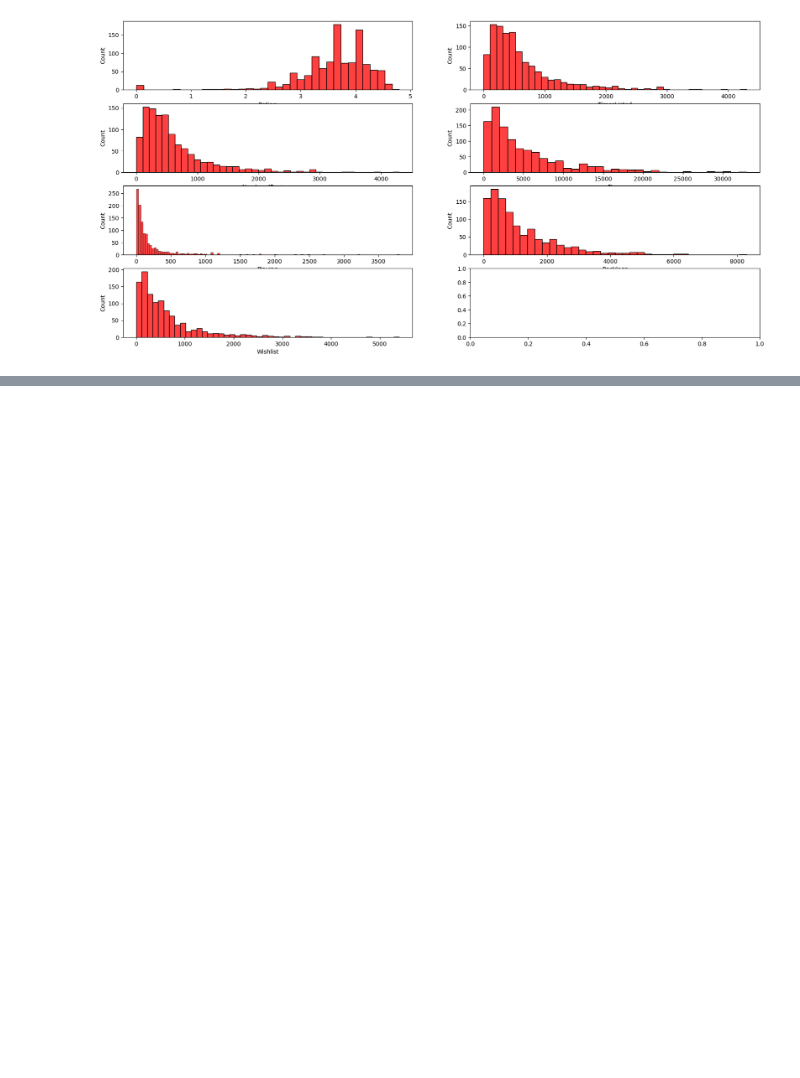
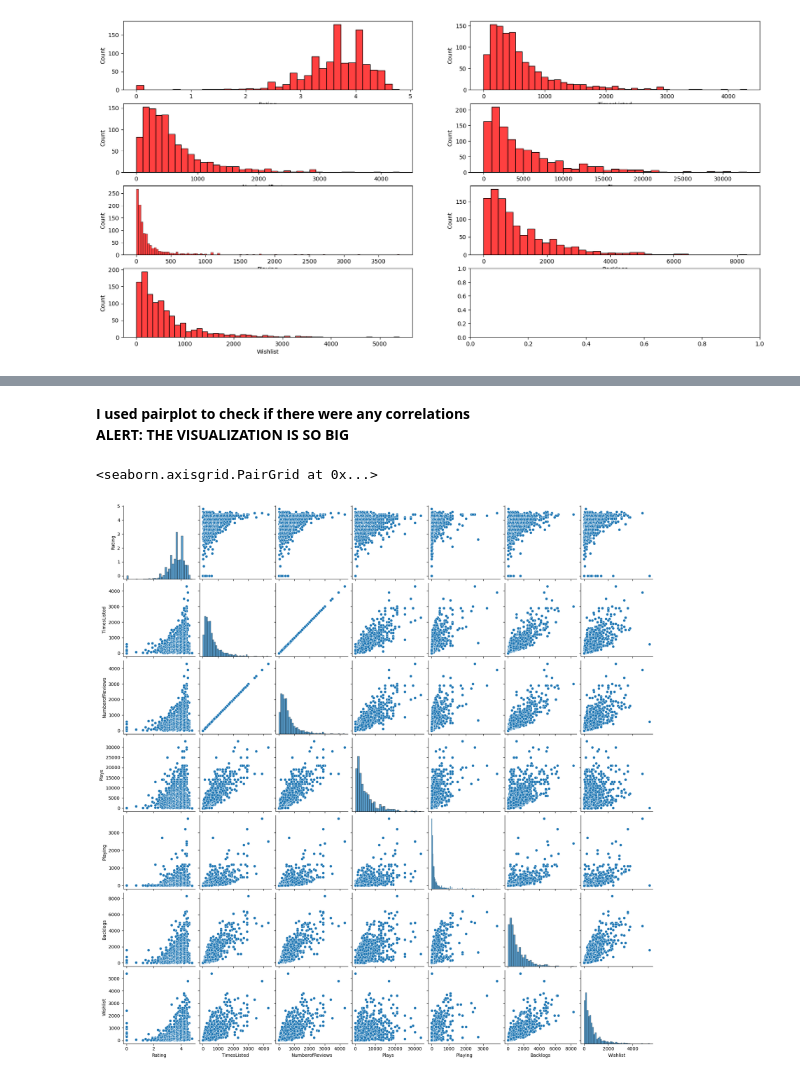
Before and after one commit to Setex10/Videogames-Dataframe, a Jupyter notebook: notebooks/notebook_2.ipynb, the cells around one changed output, grey strips where cells are left out. Saved outputs shown, nothing was run; the diff lists cells and outputs as text; code cells hidden in the pictures; blank space fills up the shorter version.

```diff
--- a/notebooks/notebook_2.ipynb
+++ b/notebooks/notebook_2.ipynb
@@ -51,0 +82,8 @@ fig, ax = generate_visualization(df_cols_numeric, df_cols_numeric.columns, "hist
+# %% [markdown]
+**I used pairplot to check if there were any correlations** \
+**ALERT: THE VISUALIZATION IS SO BIG**
+# %%
+sns.pairplot(df_cols_numeric)
+# %% [output]
+<seaborn.axisgrid.PairGrid at 0x...>
+[figure, added]
```
Also changed, not shown: parts of 16 cells of this notebook.
